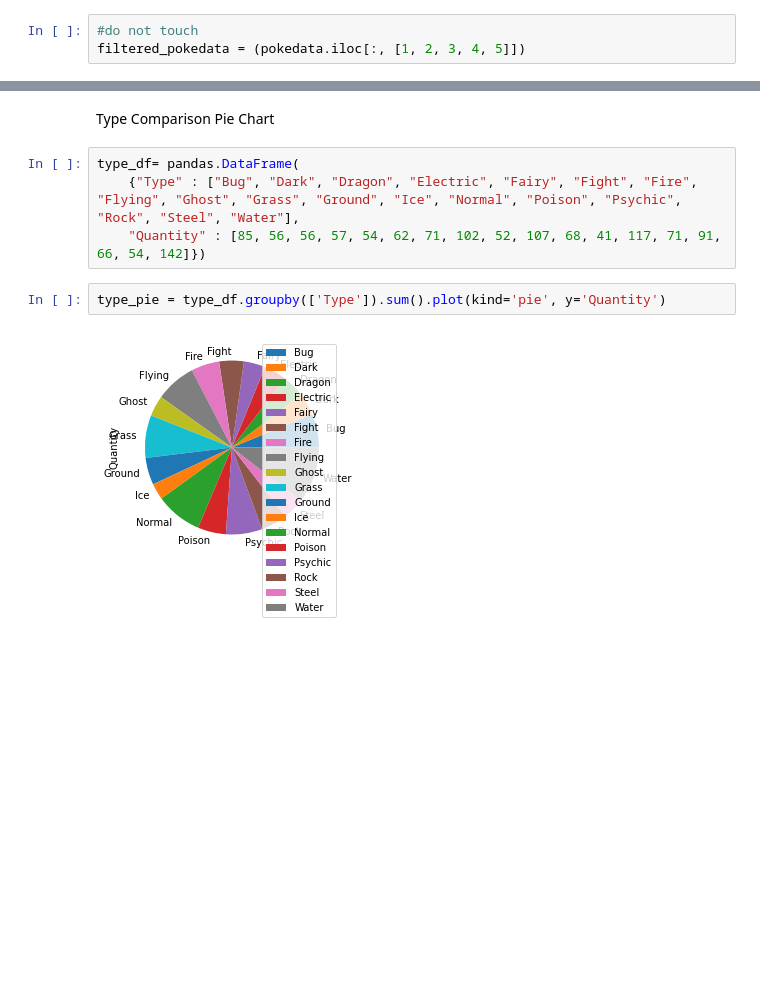
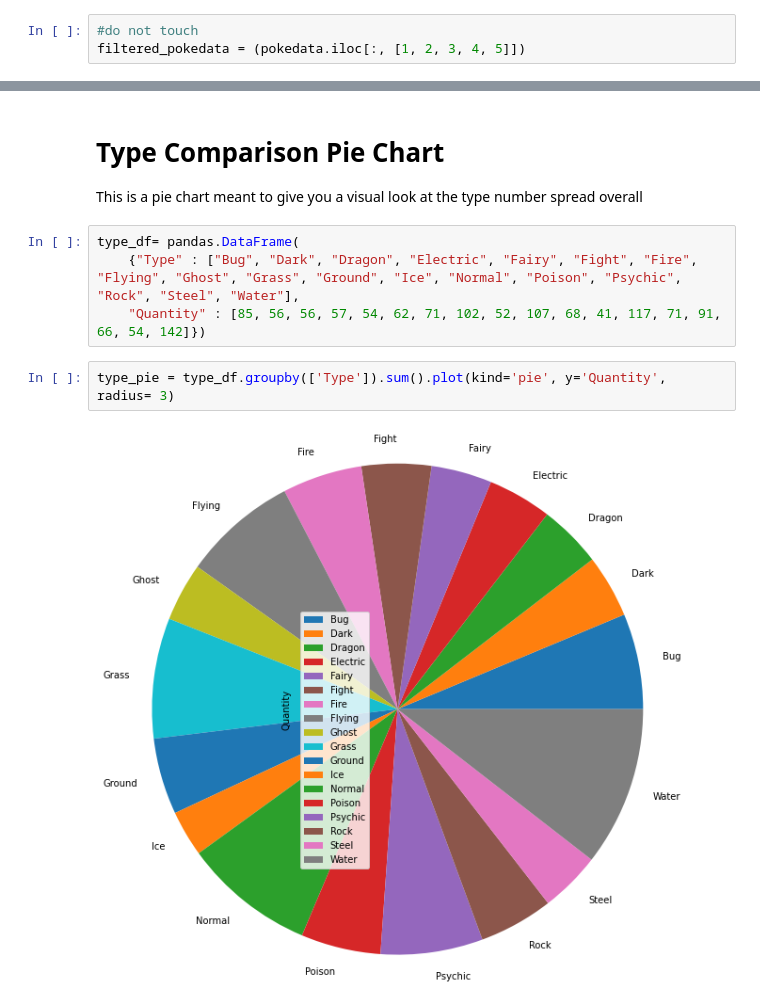
Before and after one commit to Canadian-ronin/Pokemon_analysis, a Jupyter notebook: pokemon_project.ipynb, the cells around one changed output, grey strips where cells are left out. Drawn from its saved outputs; the diff is of its cells as text; blank space fills up the shorter version.

```diff
--- a/pokemon_project.ipynb
+++ b/pokemon_project.ipynb
@@ -118,10 +156,12 @@ NameError: name 'type_1_series' is not defined
-# %% [markdown]
-Type Comparison Pie Chart
+# %% [markdown]
+# Type Comparison Pie Chart
+
+This is a pie chart meant to give you a visual look at the type number spread overall
 # %%
 type_df= pandas.DataFrame(
     {"Type" : ["Bug", "Dark", "Dragon", "Electric", "Fairy", "Fight", "Fire", "Flying", "Ghost", "Grass", "Ground", "Ice", "Normal", "Poison", "Psychic", "Rock", "Steel", "Water"],
     "Quantity" : [85, 56, 56, 57, 54, 62, 71, 102, 52, 107, 68, 41, 117, 71, 91, 66, 54, 142]})
 # %%
-type_pie = type_df.groupby(['Type']).sum().plot(kind='pie', y='Quantity')
+type_pie = type_df.groupby(['Type']).sum().plot(kind='pie', y='Quantity', radius= 3)
 # %% [output]
-[figure, old version]
+[figure, new version]
```
Also changed, not shown: parts of 13 cells of this notebook, 1 other file.
